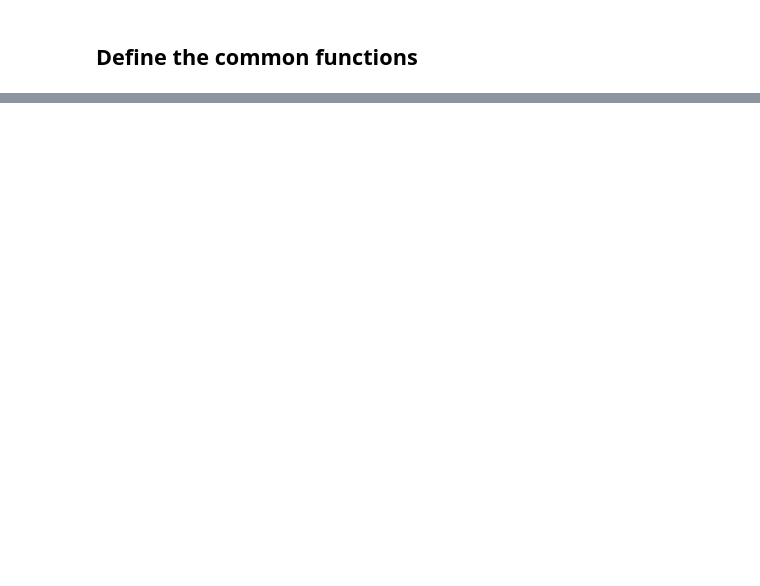
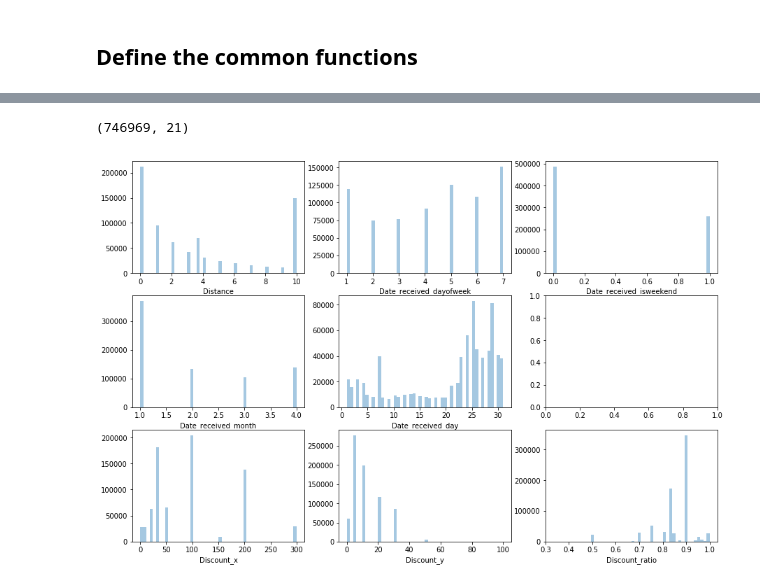
Before and after one commit to flyhead30042/ML100, a Jupyter notebook: homework/Day_051_HW.ipynb, the cells around one changed output, grey strips where cells are left out. Cells and saved outputs as stored; diff of their text form; code cells hidden in the pictures; blank space fills up the shorter version.

```diff
--- a/homework/Day_051_HW.ipynb
+++ b/homework/Day_051_HW.ipynb
@@ -334,0 +170,31 @@ submit.to_csv(os.path.join(data_dir, "submit.csv"), header=True, index=False)
+# %%
+# train = train_offline.copy().iloc[:1000]
+train = train_offline.copy()
+
+# Remove no coupon
+train = train[~train['Coupon_id'].isnull()]
+
+# Convert Date and Date_received as datetime dtype
+train['Date_received'] = train['Date_received'].map(to_datetime)
+train['Date'] = train['Date'].apply(to_datetime)
+
+#Add Date_received_weekday and Date_received_weekday_1~7
+train['Date_received_dayofweek'] = train['Date_received'].apply(lambda x: x.dayofweek+1)
+oh_df = pd.get_dummies(train['Date_received_dayofweek'],
+                       prefix='Date_received_dayofweek')
+train = pd.concat([train,oh_df], axis=1)
+train['Date_received_month'] = train['Date_received'].apply(lambda x: x.month)
+train['Date_received_day'] = train['Date_received'].apply(lambda x: x.day)
+
+#Add Date_received_isweekend
+train['Date_received_isweekend'] = train['Date_received'].map(to_isweekend)
+
+# Add Discount_x and Discount_y and Discount_ratio
+train['Discount_x'] = train['Discount_rate'].map(to_discount_x)
+train['Discount_y'] = train['Discount_rate'].map(to_discount_y)
+train['Discount_ratio'] = train['Discount_rate'].map(to_discount_ratio)
+
+# Fill NA w/ 999 for Distance
+train['Distance'] = train['Distance'].fillna(np.mean(train['Distance']))
+
+train.head(15)
@@ -334,0 +251,20 @@ submit.to_csv(os.path.join(data_dir, "submit.csv"), header=True, index=False)
+# %%
+train.shape
+# %% [output]
+(746969, 21)
+# %%
+fig, ax = plt.subplots(3,3, figsize=(15,10))
+sns.distplot(train['Distance'], kde=False, ax =ax[0,0])
+sns.distplot(train['Date_received_dayofweek'], kde=False, ax =ax[0,1])
+sns.distplot(train['Date_received_isweekend'], kde=False, ax =ax[0,2])
+
+# sns.distplot(train['Date_received_year'], kde=False, ax =ax[1,0])
+sns.distplot(train['Date_received_month'], kde=False, ax =ax[1,0])
+sns.distplot(train['Date_received_day'], kde=False, ax =ax[1,1])
+
+sns.distplot(train['Discount_x'], kde=False, ax =ax[2,0])
+sns.distplot(train['Discount_y'], kde=False, ax =ax[2,1])
+sns.distplot(train['Discount_ratio'], kde=False, ax =ax[2,2])
+plt.show()
+# %% [output]
+[figure, added]
```
Also changed, not shown: parts of 78 cells of this notebook.
